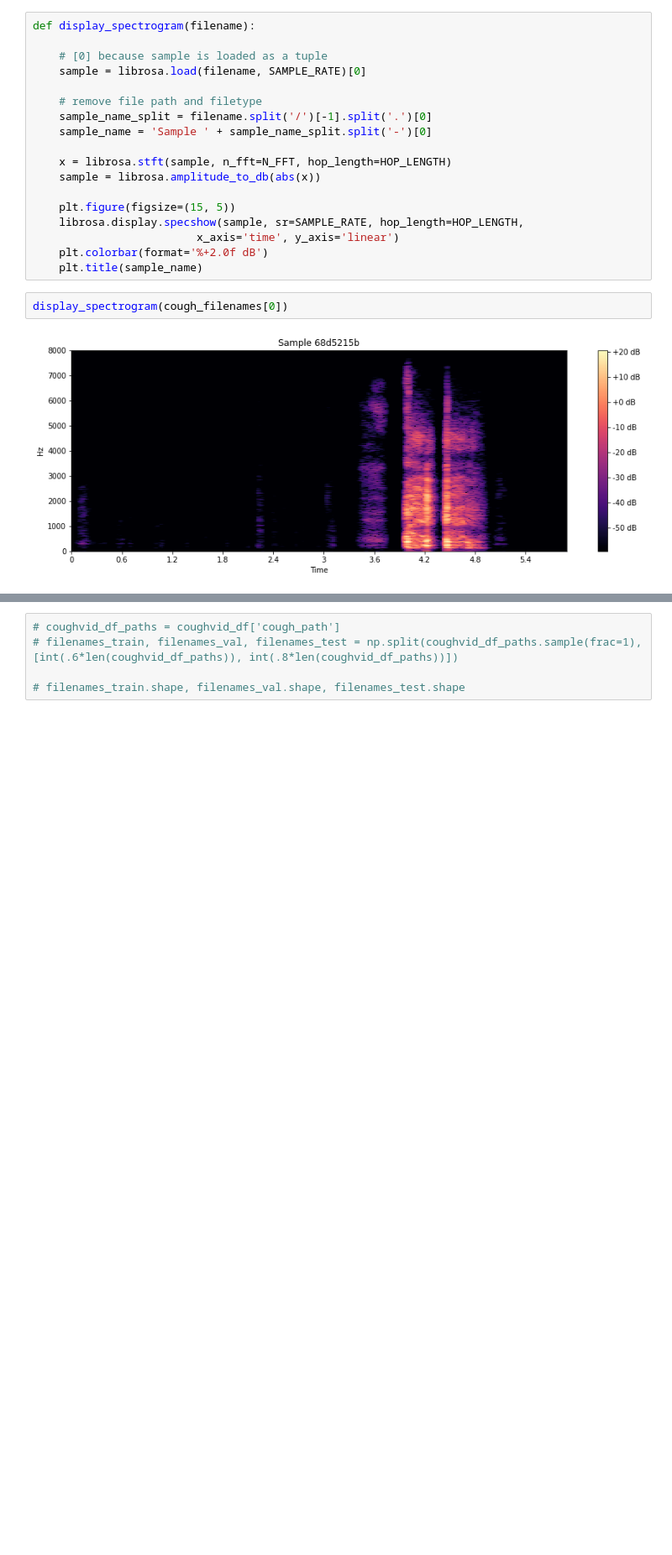
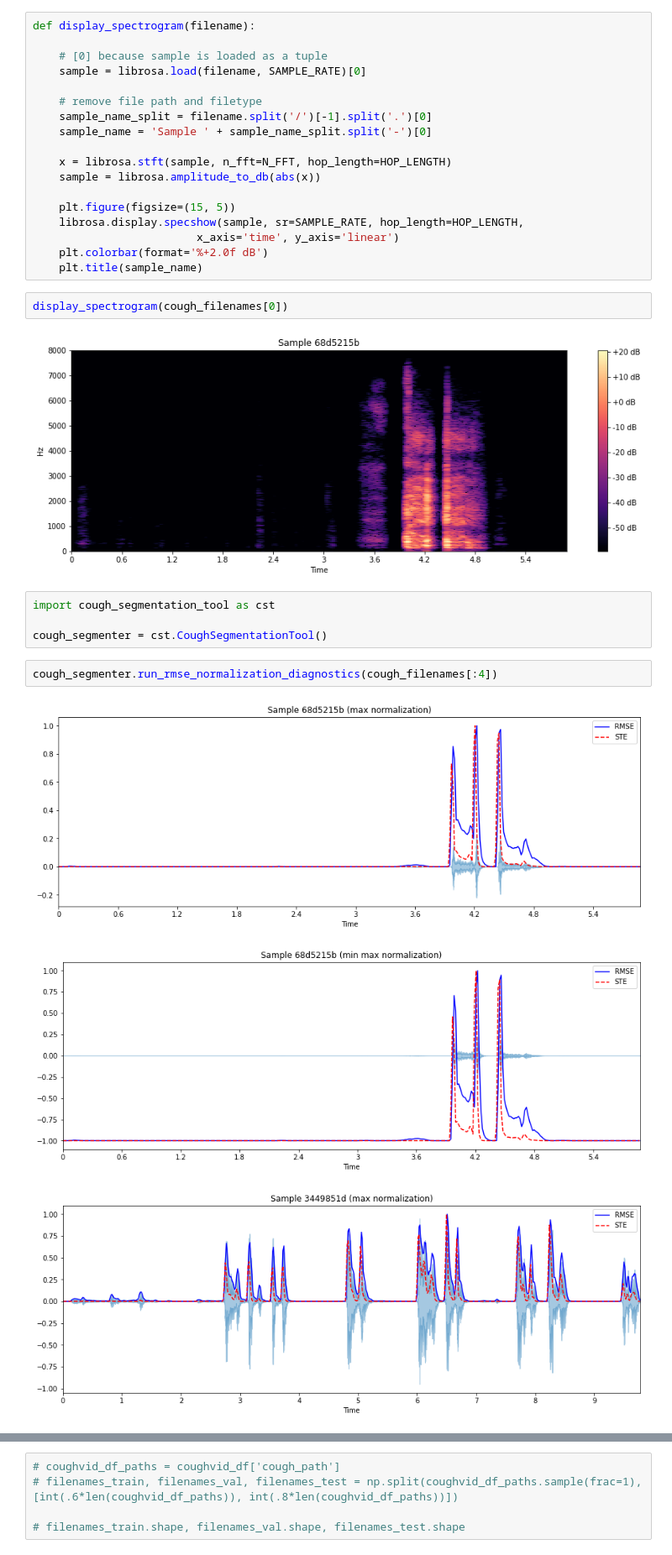
Before and after one commit to alicelovestocode/cough-segmentation, a Jupyter notebook: src/example.ipynb, the cells around one changed output, grey strips where cells are left out. Shown at 84% size. Saved outputs shown, nothing was run; the diff lists cells and outputs as text; blank space fills up the shorter version.

Commit message:
add diagnostic test demonstrations for RMSE normalization and cough onset offset detection

```diff
--- a/src/example.ipynb
+++ b/src/example.ipynb
@@ -129,3 +134,13 @@ def display_spectrogram(filename):
 display_spectrogram(cough_filenames[0])
 # %% [output]
 [figure]
+# %%
+import cough_segmentation_tool as cst
+
+cough_segmenter = cst.CoughSegmentationTool()
+# %%
+cough_segmenter.run_rmse_normalization_diagnostics(cough_filenames[:4])
+# %% [output]
+[figure, added]
+[figure, added]
+[figure, added]
```
Also changed, not shown: parts of 6 cells of this notebook.
